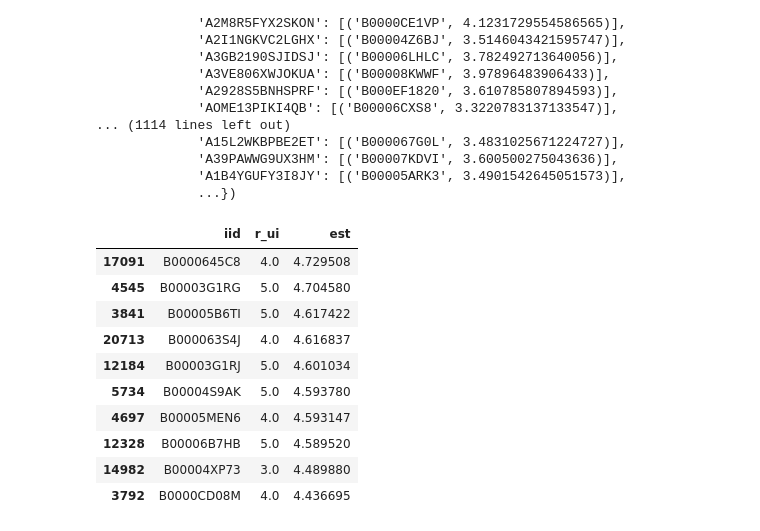
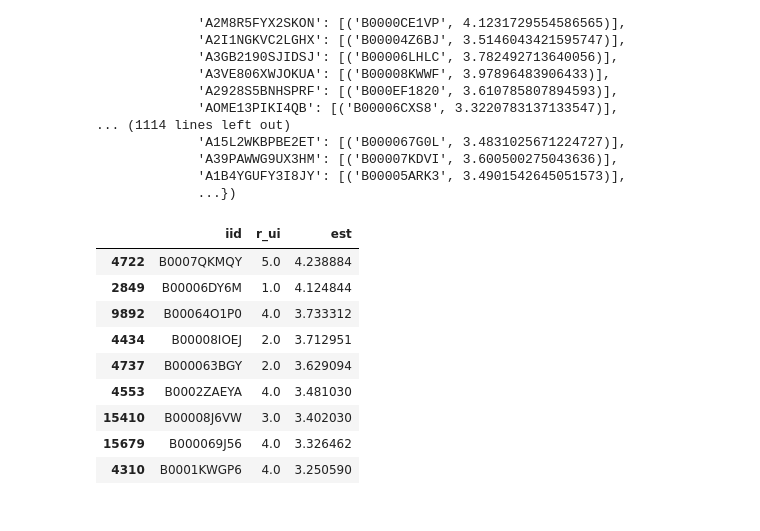
Before and after one commit to NickA-svg/py.amazon.recommender, a Jupyter notebook: svd_collab_filter.ipynb, the cells around one changed output. Drawn from its saved outputs; the diff is of its cells as text; code cells hidden in the pictures.

```diff
--- a/svd_collab_filter.ipynb
+++ b/svd_collab_filter.ipynb
@@ -145,18 +145,17 @@ def get_new_ratings(user,model,data):
     pred = pred[(pred['uid'] == user)][['iid', 'r_ui','est']].sort_values(by = 'est',ascending = False).head(10)
     return(pred)
 # %%
-get_new_ratings("A231WM2Z2JL0U3",svd_model,testset)
+get_new_ratings("AGHZXQL9F94T9",svd_model,testset)
 # %% [output]
 |  | iid | r_ui | est |
-| 17091 | B0000645C8 | 4.0 | 4.729508 |
-| 4545 | B00003G1RG | 5.0 | 4.704580 |
-| 3841 | B00005B6TI | 5.0 | 4.617422 |
-| 20713 | B000063S4J | 4.0 | 4.616837 |
-| 12184 | B00003G1RJ | 5.0 | 4.601034 |
-| 5734 | B00004S9AK | 5.0 | 4.593780 |
-| 4697 | B00005MEN6 | 4.0 | 4.593147 |
-| 12328 | B00006B7HB | 5.0 | 4.589520 |
-| 14982 | B00004XP73 | 3.0 | 4.489880 |
-| 3792 | B0000CD08M | 4.0 | 4.436695 |
+| 4722 | B0007QKMQY | 5.0 | 4.238884 |
+| 2849 | B00006DY6M | 1.0 | 4.124844 |
+| 9892 | B00064O1P0 | 4.0 | 3.733312 |
+| 4434 | B00008IOEJ | 2.0 | 3.712951 |
+| 4737 | B000063BGY | 2.0 | 3.629094 |
+| 4553 | B0002ZAEYA | 4.0 | 3.481030 |
+| 15410 | B00008J6VW | 3.0 | 3.402030 |
+| 15679 | B000069J56 | 4.0 | 3.326462 |
+| 4310 | B0001KWGP6 | 4.0 | 3.250590 |
 # %%
 get_new_ratings("A231WM2Z2JL0U3",knn_model,testset)
```
Also changed, not shown: parts of 15 cells of this notebook, 1 other file.
